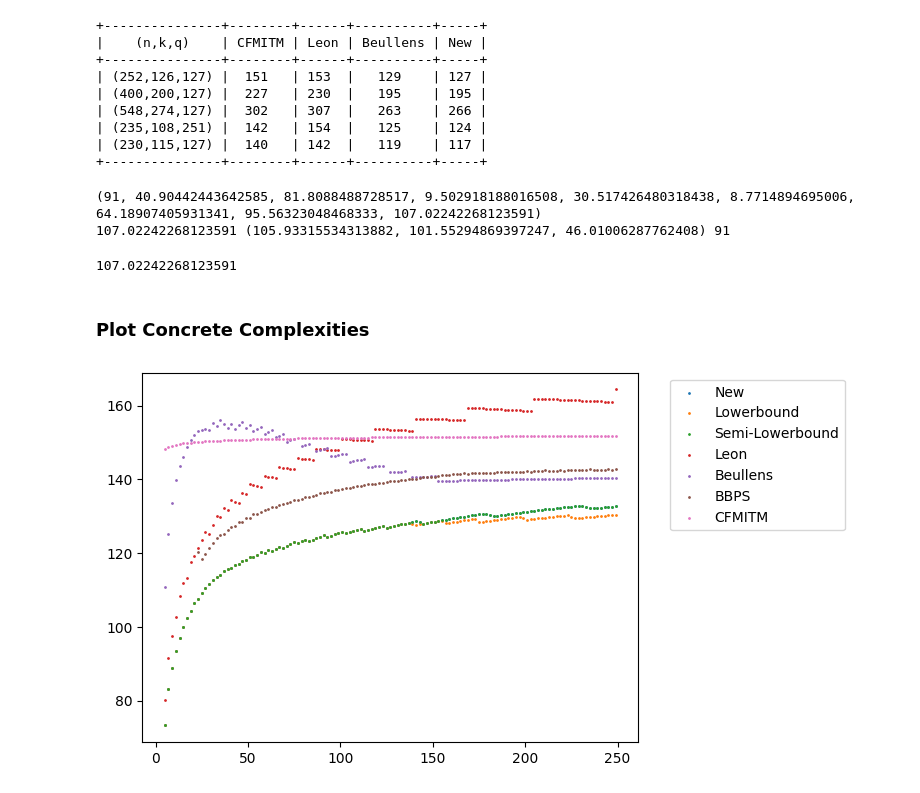
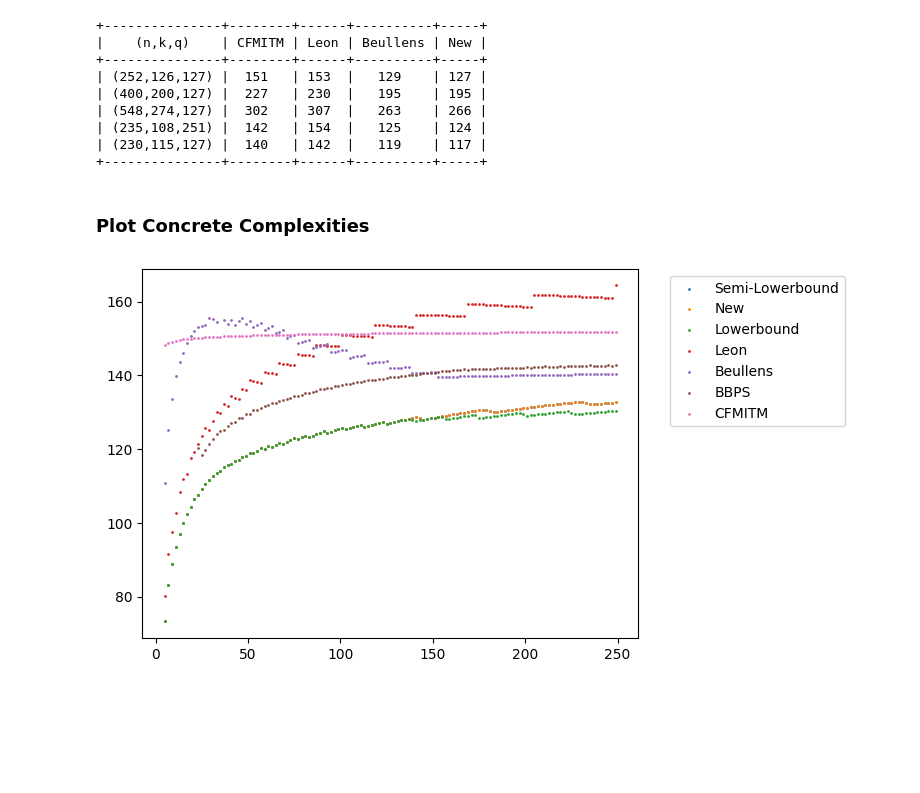
Before and after one commit to AlessandroBudroni/Two-Is-All-It-Takes, a Jupyter notebook: section4 & section5/concrete_estimates.ipynb, the cells around one changed output. Saved outputs shown, nothing was run; the diff lists cells and outputs as text; code cells hidden in the pictures; blank space fills up the shorter version.

```diff
--- a/section4 & section5/concrete_estimates.ipynb
+++ b/section4 & section5/concrete_estimates.ipynb
@@ -161,12 +160,6 @@ print(t)
 | (235,108,251) |  142   | 154  |   125    | 124 |
 | (230,115,127) |  140   | 142  |   119    | 117 |
 +---------------+--------+------+----------+-----+
-# %%
-time_new(198,94,251)
-# %% [output]
-(91, 40.90442443642585, 81.8088488728517, 9.502918188016508, 30.517426480318438, 8.7714894695006, 64.18907405931341, 95.56323048468333, 107.02242268123591)
-107.02242268123591 (105.93315534313882, 101.55294869397247, 46.01006287762408) 91
-107.02242268123591
 # %% [markdown]
 ### Plot Concrete Complexities
 # %%
@@ -205,16 +198,16 @@ Lbbps= [[j[0],j[1]] for j in Lbbps if j[1]!=inf]
 # %%
 import matplotlib.pyplot as plt
 def plot(L,label_list):
     """
     function to plot list of lists of the form L=[L1,L2,...] with Li=[[x1,y1],[x2,y2],...]
     """
     c=0
     for Li in L:
         x,y=zip(*Li)
         plt.scatter(x,y, label=label_list[c],s=1)
         c+=1
     plt.legend(bbox_to_anchor=(1.05, 1), loc='upper left')
 
-plot([Lnew,Llow1,Llow0,Lleo,Lbeu,Lbbps,Lcf],["New","Lowerbound", "Semi-Lowerbound","Leon","Beullens","BBPS","CFMITM"])
+plot([Llow0,Lnew,Llow1,Lleo,Lbeu,Lbbps,Lcf],[ "Semi-Lowerbound","New","Lowerbound","Leon","Beullens","BBPS","CFMITM"])
 # %% [output]
-[figure, old version]
+[figure, new version]
```
Also changed, not shown: parts of 1 cell of this notebook, 3 other files.
